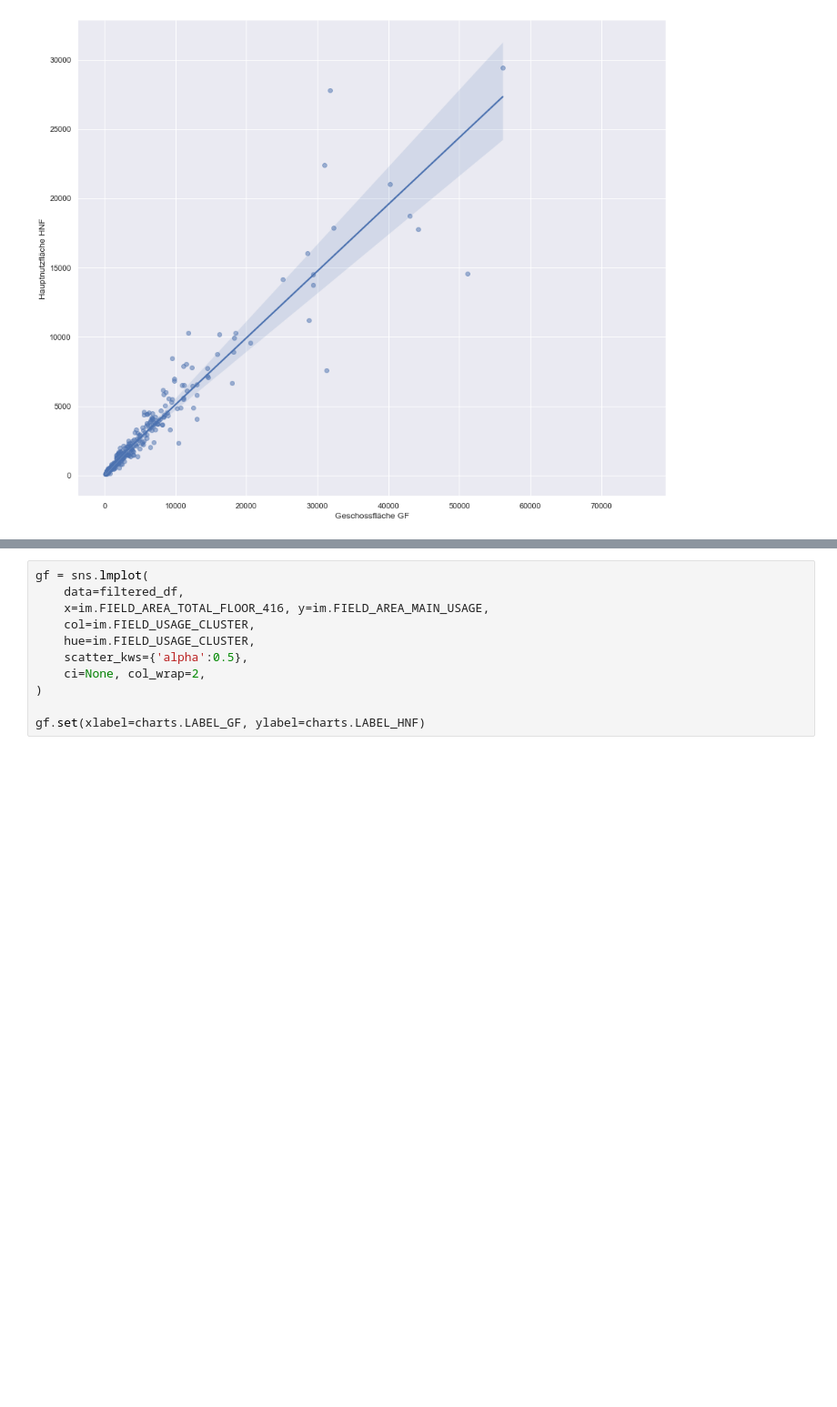
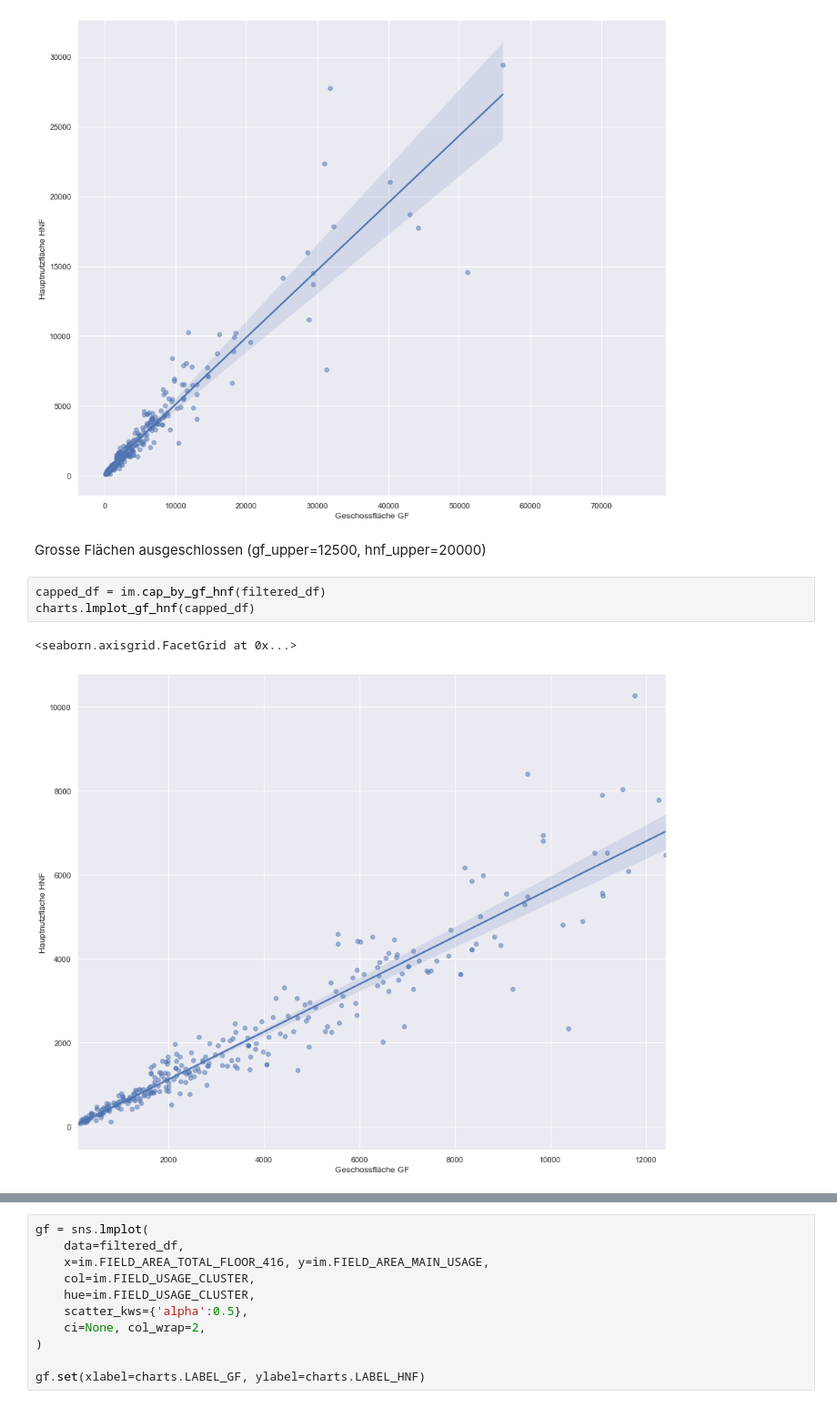
Before and after one commit to FHNW-RW/ip5-metriken-bauwesen, a Jupyter notebook: src/area_main_usage.ipynb, the cells around one changed output, grey strips where cells are left out. Shown at 91% size. Saved outputs shown, nothing was run; the diff lists cells and outputs as text; blank space fills up the shorter version.

Commit message:
- added function to filter by threshold of GF & HNF

```diff
--- a/src/area_main_usage.ipynb
+++ b/src/area_main_usage.ipynb
@@ -32,6 +32,14 @@ charts.lmplot_gf_hnf(filtered_df)
 # %% [output]
 <seaborn.axisgrid.FacetGrid at 0x...>
 [figure]
+# %% [markdown]
+Grosse Flächen ausgeschlossen (gf_upper=12500, hnf_upper=20000)
+# %%
+capped_df = im.cap_by_gf_hnf(filtered_df)
+charts.lmplot_gf_hnf(capped_df)
+# %% [output]
+<seaborn.axisgrid.FacetGrid at 0x...>
+[figure, added]
 # %%
 charts.regplot_gf_hnf(filtered_df, logscale=True)
 # %% [output]
```
Also changed, not shown: parts of 1 cell of this notebook, 5 other files.
